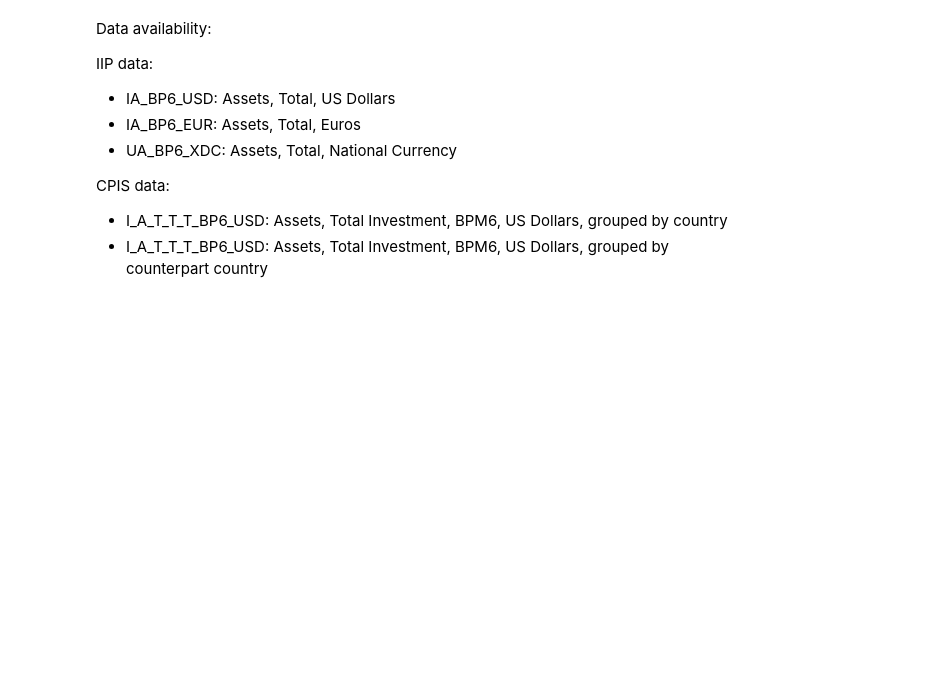
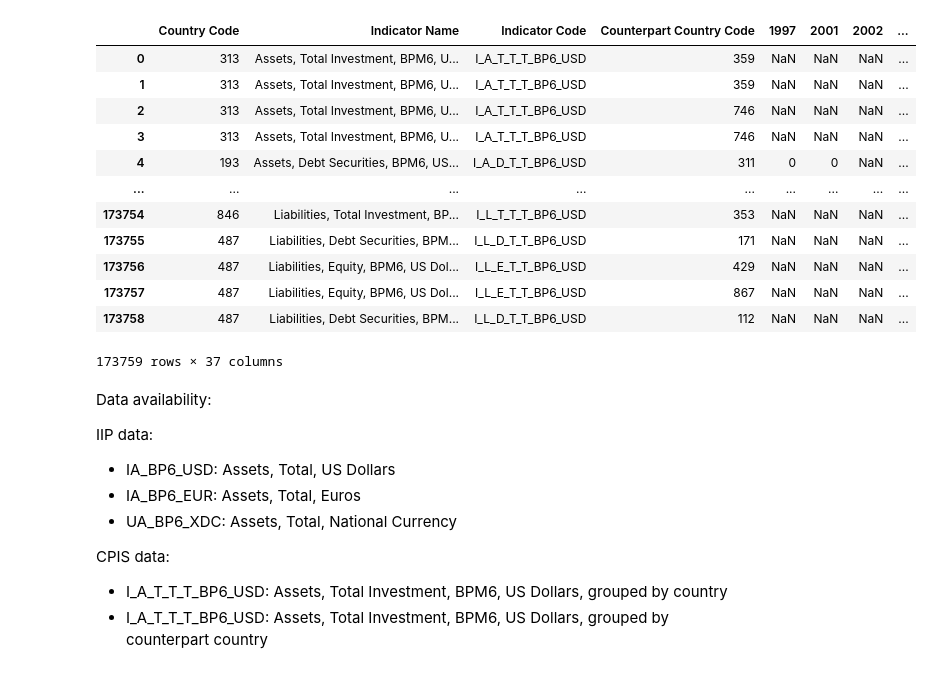
Before and after one commit to emilyfu1/riskoff, a Jupyter notebook: lookatdata.ipynb, the cells around one changed output. Saved outputs shown, nothing was run; the diff lists cells and outputs as text; code cells hidden in the pictures; blank space fills up the shorter version.

Commit message:
some work with cpis data

```diff
--- a/lookatdata.ipynb
+++ b/lookatdata.ipynb
@@ -37,6 +37,34 @@ iip_home = pd.read_csv(path_imfdata + 'BOP_data_DOMESTIC.csv', low_memory=False)
 iip_usd_long = iip_dataclean(iip_usd)
 iip_euro_long = iip_dataclean(iip_euro)
 iip_home_long = iip_dataclean(iip_home)
+# %%
+cpis = pd.read_csv(path_imfdata + 'CPIS_data.csv', low_memory=False)
+# d
+cpis = cpis.drop(['Country Name', 'Counterpart Country Name', 'Counterpart Sector Name', 'Counterpart Sector Code',
+                  'Sector Name', 'Sector Code', 'Attribute', 'Unnamed: 67'], axis=1)
+# these are columns that just show a duplicate of whatever the annual value is so they can just be dropped
+cpis = cpis.drop(list(cpis.filter(regex = 'S2')), axis = 1)
+
+# data cleaning
+# convert country codes to iso3
+# fix dates somehow
+#
+# %%
+cpis
+# %% [output]
+|  | Country Code | Indicator Name | Indicator Code | Counterpart Country Code | 1997 | 2001 | 2002 | ... |
+| 0 | 313 | Assets, Total Investment, BPM6, U... | I_A_T_T_T_BP6_USD | 359 | NaN | NaN | NaN | ... |
+| 1 | 313 | Assets, Total Investment, BPM6, U... | I_A_T_T_T_BP6_USD | 359 | NaN | NaN | NaN | ... |
+| 2 | 313 | Assets, Total Investment, BPM6, U... | I_A_T_T_T_BP6_USD | 746 | NaN | NaN | NaN | ... |
+| 3 | 313 | Assets, Total Investment, BPM6, U... | I_A_T_T_T_BP6_USD | 746 | NaN | NaN | NaN | ... |
+| 4 | 193 | Assets, Debt Securities, BPM6, US... | I_A_D_T_T_BP6_USD | 311 | 0 | 0 | NaN | ... |
+| ... | ... | ... | ... | ... | ... | ... | ... | ... |
+| 173754 | 846 | Liabilities, Total Investment, BP... | I_L_T_T_T_BP6_USD | 353 | NaN | NaN | NaN | ... |
+| 173755 | 487 | Liabilities, Debt Securities, BPM... | I_L_D_T_T_BP6_USD | 171 | NaN | NaN | NaN | ... |
+| 173756 | 487 | Liabilities, Equity, BPM6, US Dol... | I_L_E_T_T_BP6_USD | 429 | NaN | NaN | NaN | ... |
+| 173757 | 487 | Liabilities, Equity, BPM6, US Dol... | I_L_E_T_T_BP6_USD | 867 | NaN | NaN | NaN | ... |
+| 173758 | 487 | Liabilities, Debt Securities, BPM... | I_L_D_T_T_BP6_USD | 112 | NaN | NaN | NaN | ... |
+173759 rows × 37 columns
 # %% [markdown]
 Data availability:
 
```
